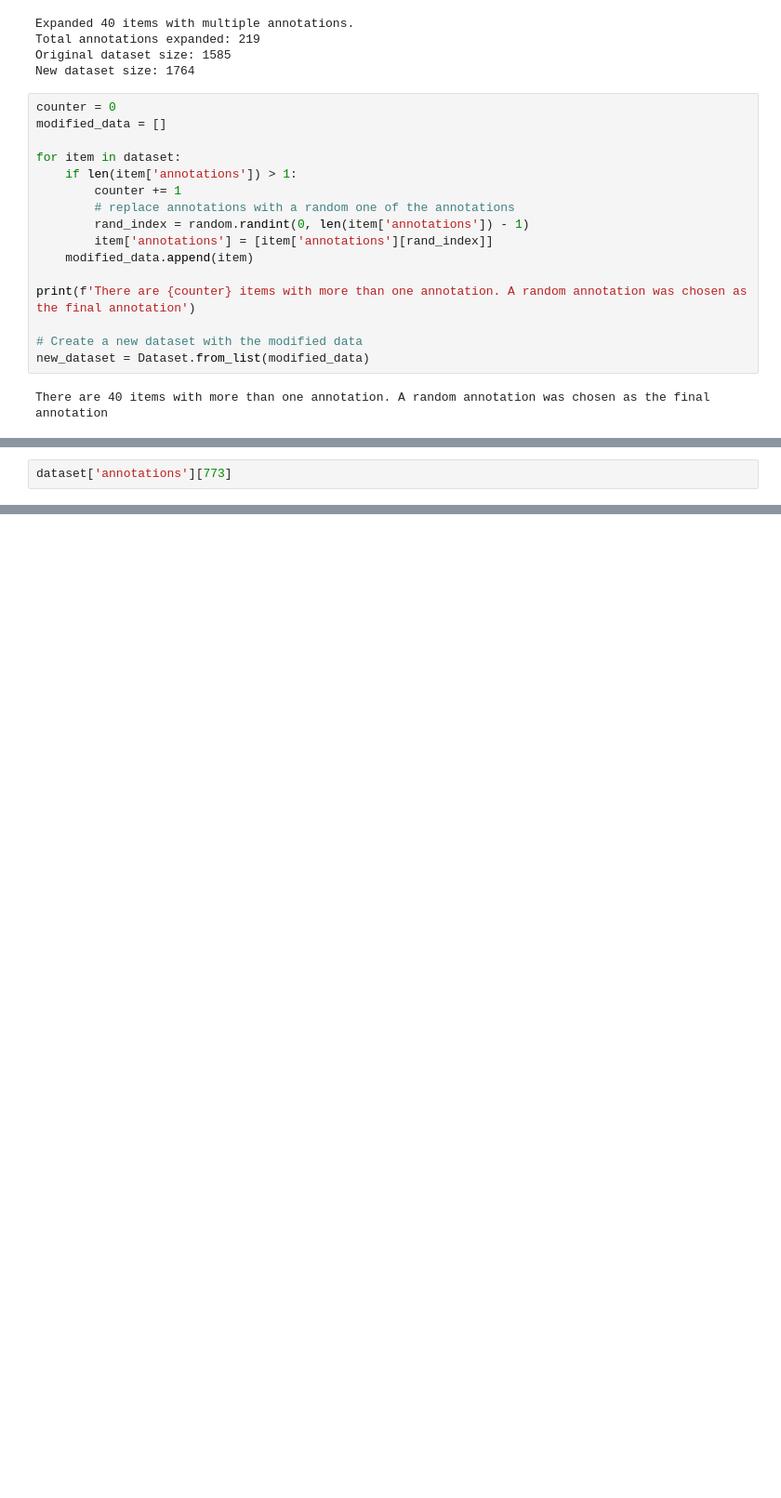
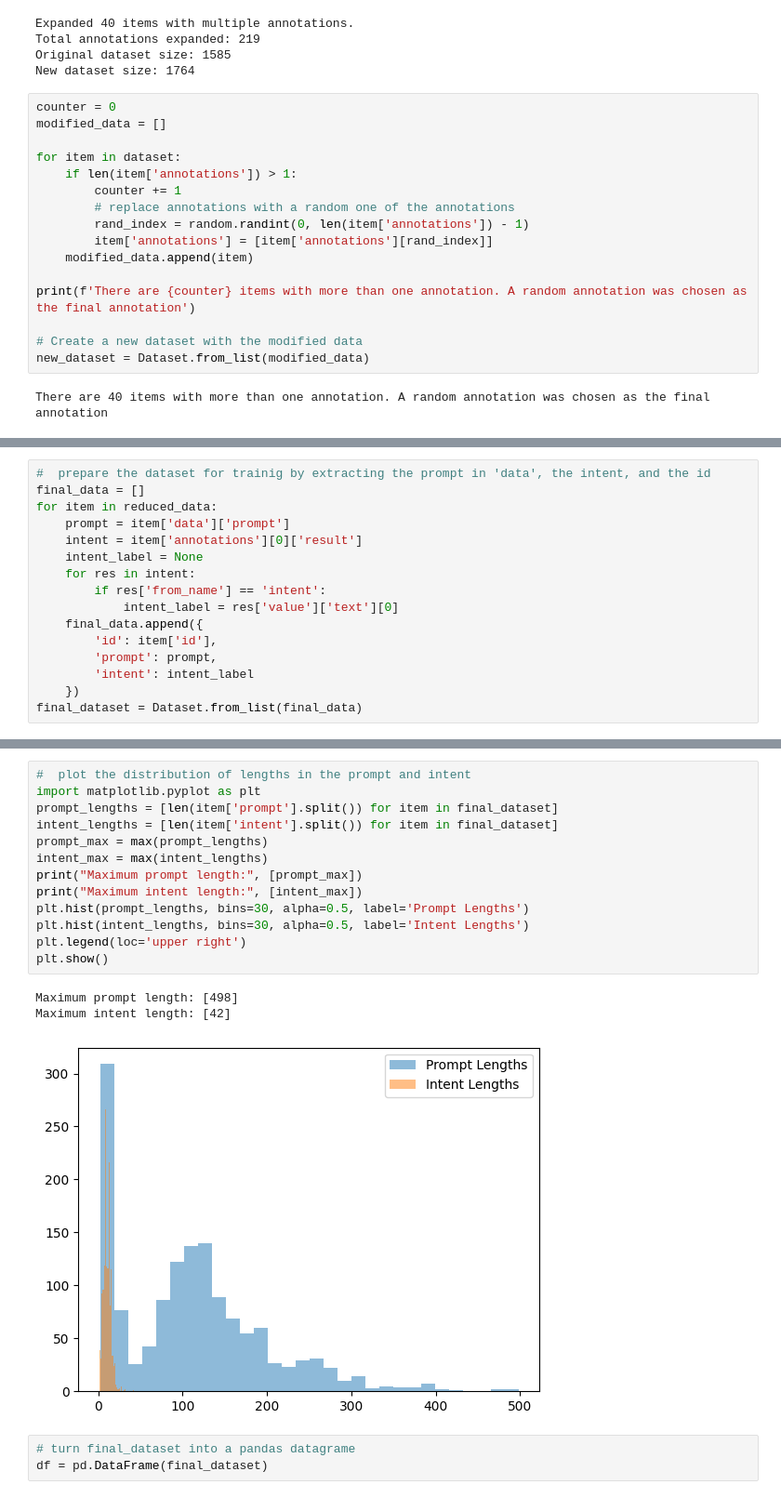
Before and after one commit to xenia-d/NLP-intent-classification, a Jupyter notebook: training_LLM.ipynb, the cells around one changed output, grey strips where cells are left out. Shown: that part at 93% size. Saved outputs shown, nothing was run; the diff lists cells and outputs as text; blank space fills up the shorter version.

```diff
--- a/training_LLM.ipynb
+++ b/training_LLM.ipynb
@@ -111,2 +122,16 @@ dataset[773]['data']
 # %%
-dataset['annotations'][773]
+#  prepare the dataset for trainig by extracting the prompt in 'data', the intent, and the id
+final_data = []
+for item in reduced_data:
+    prompt = item['data']['prompt']
+    intent = item['annotations'][0]['result']
+    intent_label = None
+    for res in intent:
+        if res['from_name'] == 'intent':
+            intent_label = res['value']['text'][0]
+    final_data.append({
+        'id': item['id'],
+        'prompt': prompt,
+        'intent': intent_label
+    })
+final_dataset = Dataset.from_list(final_data)
@@ -133,0 +138,20 @@ dataset['annotations'][773]
+# %%
+#  plot the distribution of lengths in the prompt and intent
+import matplotlib.pyplot as plt
+prompt_lengths = [len(item['prompt'].split()) for item in final_dataset]
+intent_lengths = [len(item['intent'].split()) for item in final_dataset]
+prompt_max = max(prompt_lengths)
+intent_max = max(intent_lengths)
+print("Maximum prompt length:", [prompt_max])
+print("Maximum intent length:", [intent_max])
+plt.hist(prompt_lengths, bins=30, alpha=0.5, label='Prompt Lengths')
+plt.hist(intent_lengths, bins=30, alpha=0.5, label='Intent Lengths')
+plt.legend(loc='upper right')
+plt.show()
+# %% [output]
+Maximum prompt length: [498]
+Maximum intent length: [42]
+[figure, added]
+# %%
+# turn final_dataset into a pandas datagrame
+df = pd.DataFrame(final_dataset)
```
Also changed, not shown: parts of 10 cells of this notebook, 1 other file.
